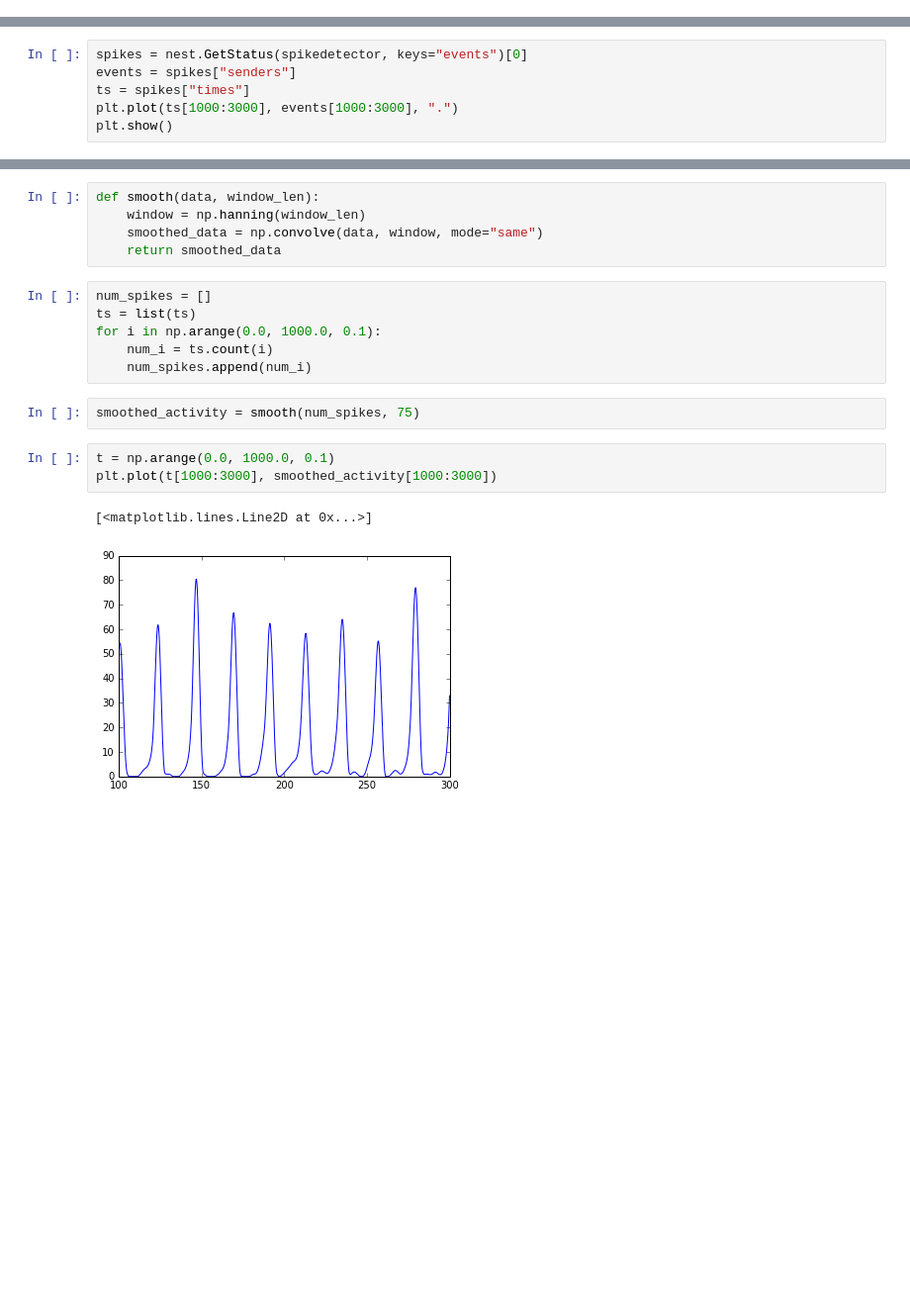
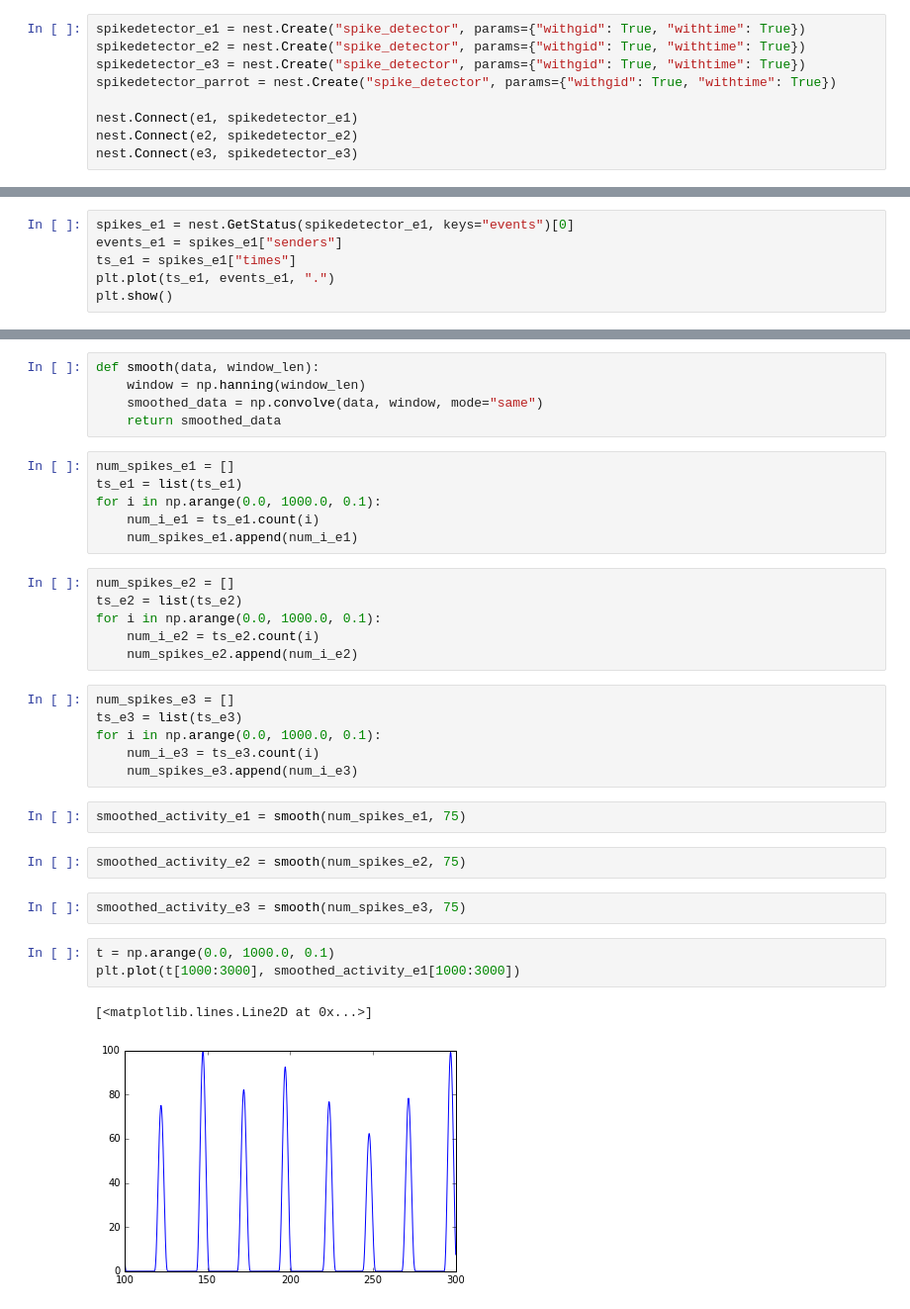
Before and after one commit to jackdkendall/Comp-Neuro, a Jupyter notebook: Nest-sim.ipynb, the cells around one changed output, grey strips where cells are left out. Shown at 99% size. Cells and saved outputs as stored; diff of their text form; blank space fills up the shorter version.

```diff
--- a/Nest-sim.ipynb
+++ b/Nest-sim.ipynb
@@ -56,9 +70,18 @@ nest.Connect(e2, spikedetector)
+# %%
+spikedetector_e1 = nest.Create("spike_detector", params={"withgid": True, "withtime": True})
+spikedetector_e2 = nest.Create("spike_detector", params={"withgid": True, "withtime": True})
+spikedetector_e3 = nest.Create("spike_detector", params={"withgid": True, "withtime": True})
+spikedetector_parrot = nest.Create("spike_detector", params={"withgid": True, "withtime": True})
+
+nest.Connect(e1, spikedetector_e1)
+nest.Connect(e2, spikedetector_e2)
+nest.Connect(e3, spikedetector_e3)
 # %%
 nest.Simulate(1000.0)
 # %%
-spikes = nest.GetStatus(spikedetector, keys="events")[0]
-events = spikes["senders"]
-ts = spikes["times"]
-plt.plot(ts[1000:3000], events[1000:3000], ".")
+spikes_e1 = nest.GetStatus(spikedetector_e1, keys="events")[0]
+events_e1 = spikes_e1["senders"]
+ts_e1 = spikes_e1["times"]
+plt.plot(ts_e1, events_e1, ".")
 plt.show()
 # %% [output]
@@ -69,16 +108,32 @@ def smooth(data, window_len):
     smoothed_data = np.convolve(data, window, mode="same")
     return smoothed_data
 # %%
-num_spikes = []
-ts = list(ts)
+num_spikes_e1 = []
+ts_e1 = list(ts_e1)
 for i in np.arange(0.0, 1000.0, 0.1):
-    num_i = ts.count(i)
-    num_spikes.append(num_i)
+    num_i_e1 = ts_e1.count(i)
+    num_spikes_e1.append(num_i_e1)
+# %%
+num_spikes_e2 = []
+ts_e2 = list(ts_e2)
+for i in np.arange(0.0, 1000.0, 0.1):
+    num_i_e2 = ts_e2.count(i)
+    num_spikes_e2.append(num_i_e2)
+# %%
+num_spikes_e3 = []
+ts_e3 = list(ts_e3)
+for i in np.arange(0.0, 1000.0, 0.1):
+    num_i_e3 = ts_e3.count(i)
+    num_spikes_e3.append(num_i_e3)
 # %%
-smoothed_activity = smooth(num_spikes, 75)
+smoothed_activity_e1 = smooth(num_spikes_e1, 75)
+# %%
+smoothed_activity_e2 = smooth(num_spikes_e2, 75)
+# %%
+smoothed_activity_e3 = smooth(num_spikes_e3, 75)
 # %%
 t = np.arange(0.0, 1000.0, 0.1)
-plt.plot(t[1000:3000], smoothed_activity[1000:3000])
+plt.plot(t[1000:3000], smoothed_activity_e1[1000:3000])
 # %% [output]
 [<matplotlib.lines.Line2D at 0x...>]
-[figure, old version]
+[figure, new version]
```
Also changed, not shown: parts of 27 cells of this notebook.
